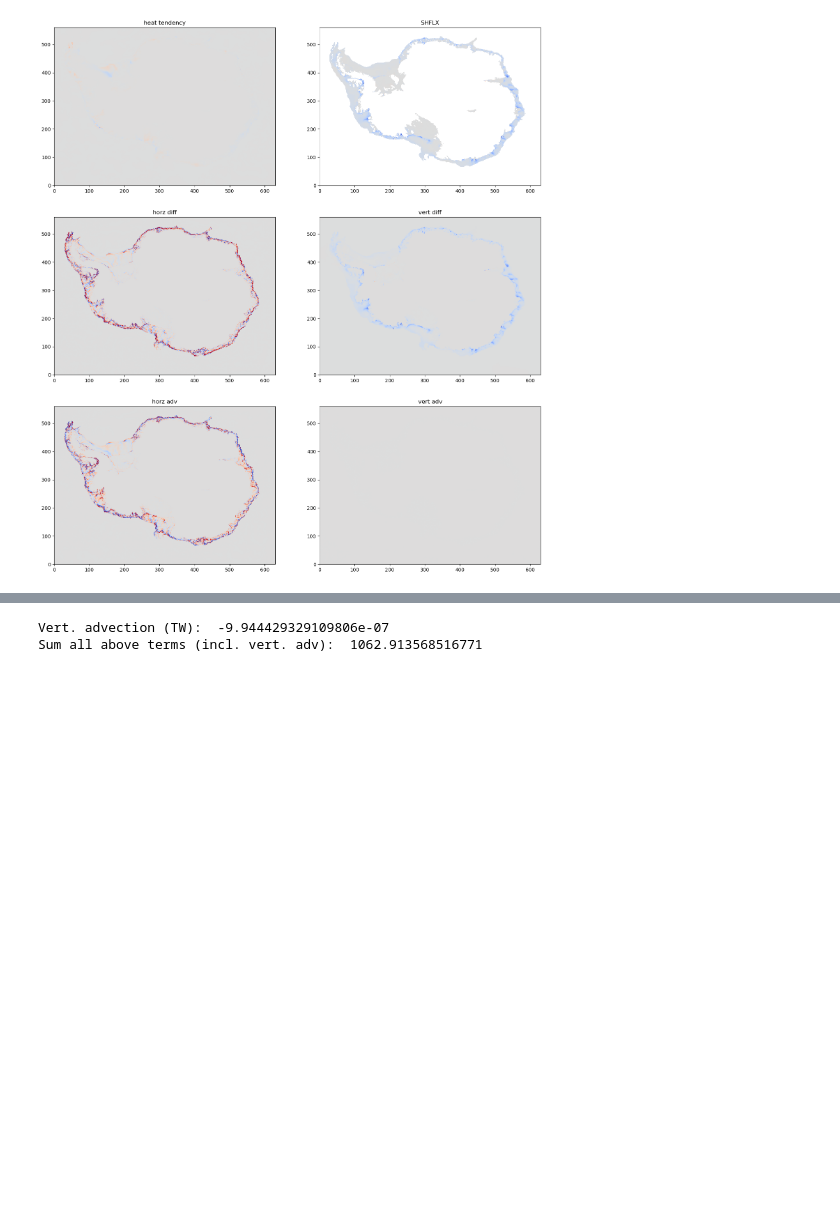
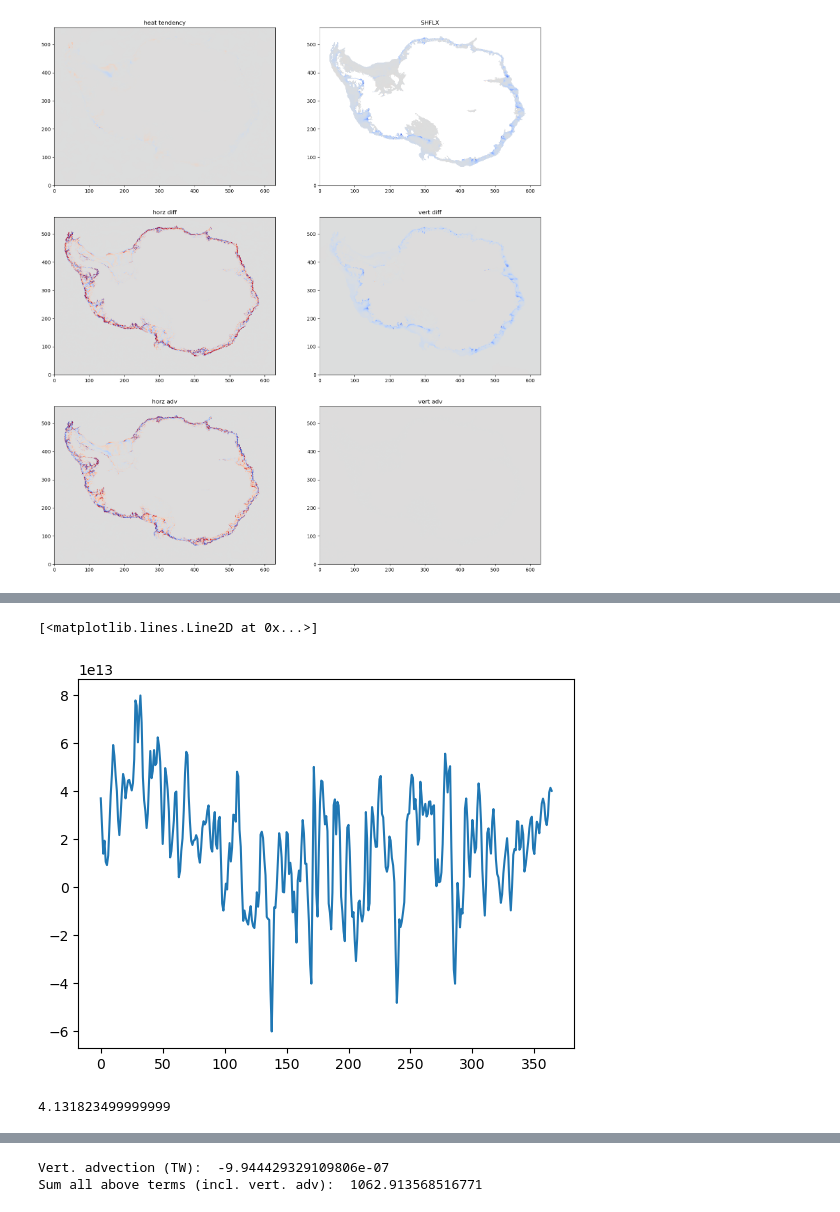
Before and after one commit to fabiobdias/waom_notebook, a Jupyter notebook: OHB_shelf/OHB_closure/WAOM10extend_shflim_S_0.25Q_OHB_shelf_budget_closure.ipynb, the cells around one changed output, grey strips where cells are left out. Drawn from its saved outputs; the diff is of its cells as text; code cells hidden in the pictures; blank space fills up the shorter version.

```diff
--- a/OHB_shelf/OHB_closure/WAOM10extend_shflim_S_0.25Q_OHB_shelf_budget_closure.ipynb
+++ b/OHB_shelf/OHB_closure/WAOM10extend_shflim_S_0.25Q_OHB_shelf_budget_closure.ipynb
@@ -588,3 +771,12 @@ Text(0.5, 1.0, 'vert adv')
+# %%
+plt.plot(temp_hadv_int*1/(rho0*Cp()
+# %% [output]
+[<matplotlib.lines.Line2D at 0x...>]
+[figure, added]
+# %%
+rho0*Cp*1e-6
+# %% [output]
+4.131823499999999
 # %%
 # OHB integrated
 print('OHC tendency annual avg (TW): ',np.nanmean(temp_rate_int)*1e-12)
```
Also changed, not shown: parts of 29 cells of this notebook, 7 other files.
